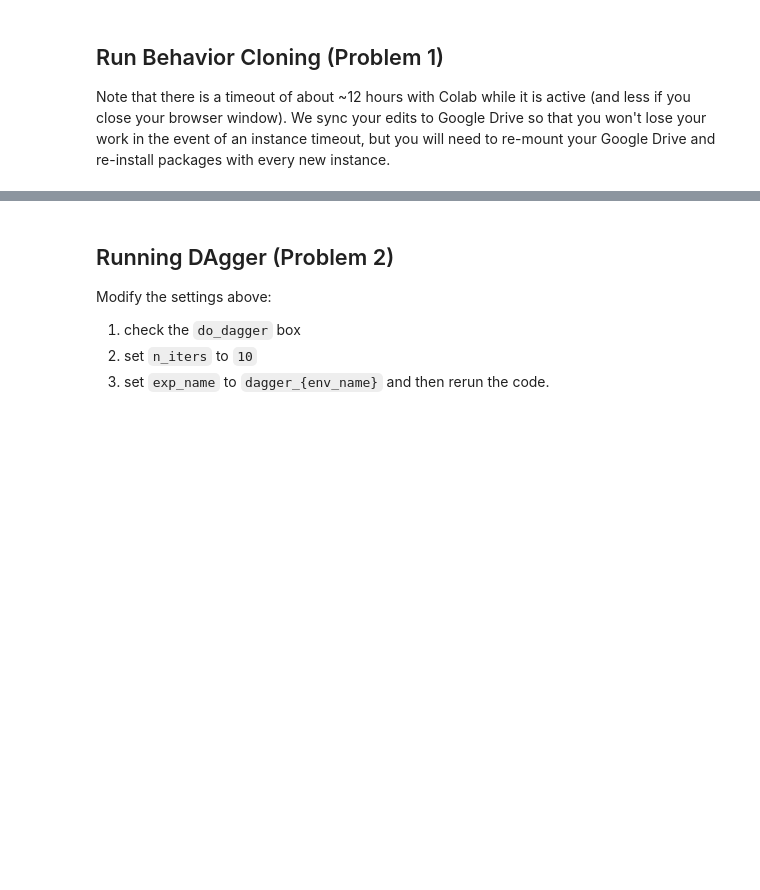
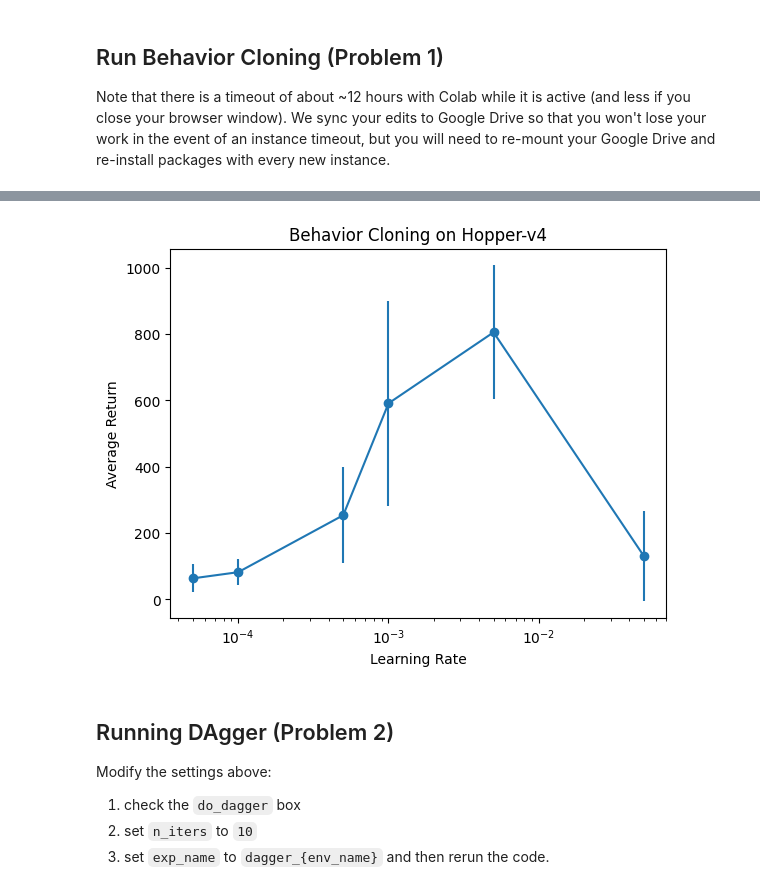
Before and after one commit to berkeleydeeprlcourse/homework_fall2023, a Jupyter notebook: hw1/cs285/scripts/run_hw1.ipynb, the cells around one changed output, grey strips where cells are left out. Saved outputs shown, nothing was run; the diff lists cells and outputs as text; code cells hidden in the pictures; blank space fills up the shorter version.

```diff
--- a/hw1/cs285/scripts/run_hw1.ipynb
+++ b/hw1/cs285/scripts/run_hw1.ipynb
@@ -234,3 +525,20 @@ run_training_loop(args)
+# %%
+import numpy as np
+import matplotlib.pyplot as plt
+import seaborn as sns
+
+fig = plt.figure()
+xdata = np.array(learning_rates)
+ydata = np.array(reward_mean)
+yerr = np.array(reward_std)
+plt.errorbar(xdata, ydata, yerr=yerr, fmt='o-')
+plt.xlabel('Learning Rate')
+plt.ylabel('Average Return')
+plt.title('Behavior Cloning on Hopper-v4')
+plt.xscale('log')
+plt.show()
+# %% [output]
+[figure, added]
 # %%
 #@markdown You can visualize your runs with tensorboard from within the notebook
 
```
Also changed, not shown: parts of 12 cells of this notebook, 4 other files.
